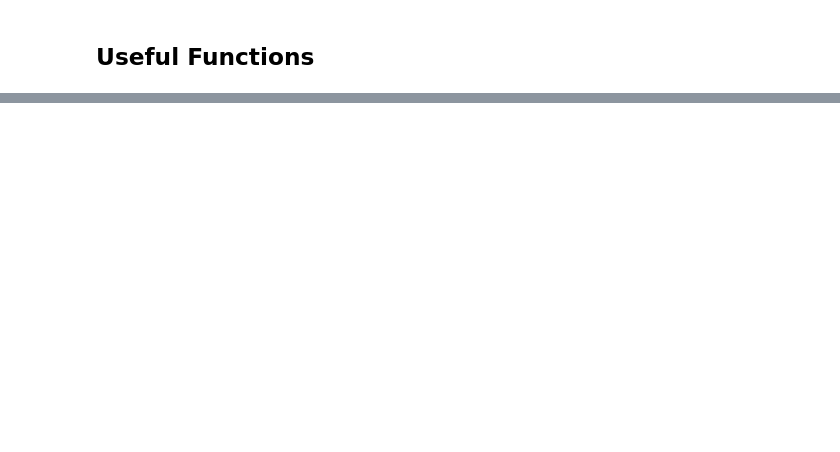
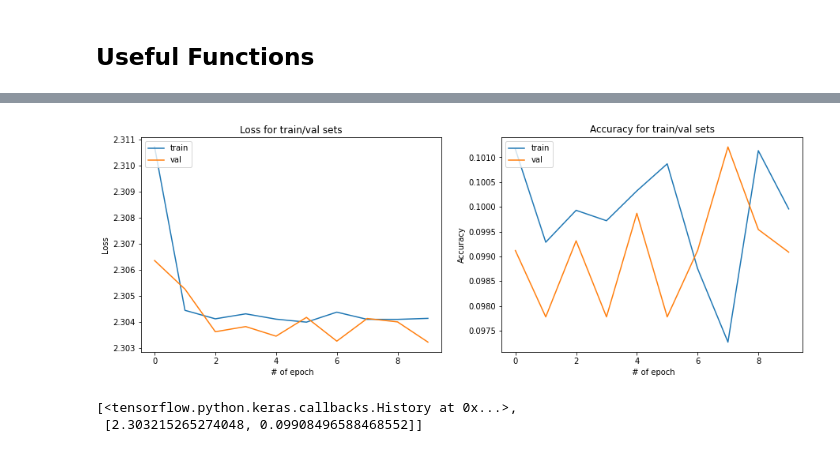
Before and after one commit to CHYaswanth/SVHN-Image-classification, a Jupyter notebook: SVHN_Digit_Classification.ipynb, the cells around one changed output, grey strips where cells are left out. Saved outputs shown, nothing was run; the diff lists cells and outputs as text; code cells hidden in the pictures; blank space fills up the shorter version.

```diff
--- a/SVHN_Digit_Classification.ipynb
+++ b/SVHN_Digit_Classification.ipynb
@@ -360,7 +177,0 @@ So we wil stick to activation = relu and optimizer = adam for this case study.
-# %%
-## small values for lr and lambda
-lr = 1e-4
-Lambda = 1e-6
-
-model = NN_model(10, lr, Lambda, activation='relu', optimizer='adam')
-print('Model Accuracy is : ', model[1][1]*100)
@@ -390,10 +177,0 @@ Model Accuracy is :  17.0686274766922
-# %%
-## Large values for lr and lambda
-
-## By trail and error we see the below values as optimal values beyond which the loss is imploding.
-
-lr = 1e-1
-Lambda = 1e-2
-
-model = NN_model(10, lr, Lambda, activation='relu', optimizer='adam')
-print('Model Accuracy is : ', model[1][1]*100)
@@ -425,7 +177,0 @@ Model Accuracy is :  9.857843071222305
-# %%
-import math
-for k in range(1,10):
-    lr = math.pow(10, np.random.uniform(-4.0, -1.0))
-    Lambda = math.pow(10, np.random.uniform(-6,-2))
-    best_acc = NN_model(100, lr, Lambda, activation='relu', optimizer='adam', verb=False)
-    print("Try {0}: Best_val_acc: {1}, lr: {2}, Lambda: {3}\n".format(k, best_acc[1][1]*100, lr, Lambda))
@@ -434,7 +177,0 @@ With Optimizer as 'Adam'
-# %%
-import math
-for k in range(1,11):
-    lr = math.pow(10, np.random.uniform(-4.0, -1.0))
-    Lambda = math.pow(10, np.random.uniform(-5,-2))
-    best_acc = NN_model(100, lr, Lambda, activation='relu', optimizer='adam', verb=False)
-    print("Try {0}: Best_val_acc: {1}, lr: {2}, Lambda: {3}\n".format(k, best_acc[1][1]*100, lr, Lambda))
@@ -440,0 +262,3 @@ for k in range(1,11):
+# %%
+NN_model(iterations=10)
+# %% [output]
@@ -440,0 +285,3 @@ for k in range(1,11):
+[figure, added]
+[<tensorflow.python.keras.callbacks.History at 0x...>,
+ [2.303215265274048, 0.09908496588468552]]
```
Also changed, not shown: parts of 101 cells of this notebook.
